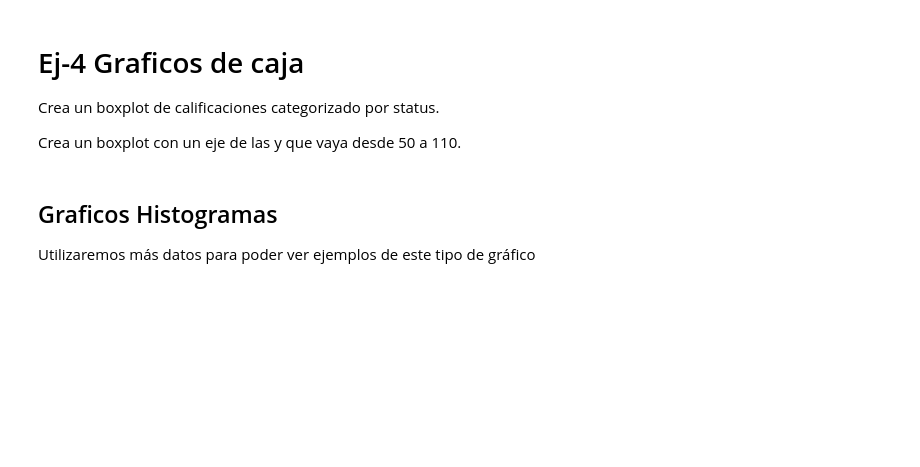
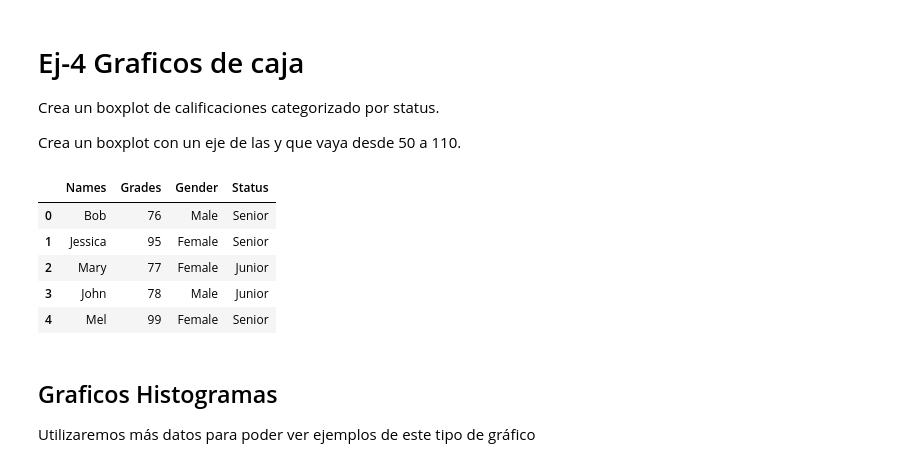
Before and after one commit to Joranome/2-ADiagDatos, a Jupyter notebook: 2-VisDatos.ipynb, the cells around one changed output. Saved outputs shown, nothing was run; the diff lists cells and outputs as text; code cells hidden in the pictures; blank space fills up the shorter version.

```diff
--- a/2-VisDatos.ipynb
+++ b/2-VisDatos.ipynb
@@ -340,3 +338,25 @@ Crea un boxplot con un eje de las y que vaya desde 50 a 110.
+# %%
+#Ej-4 ...
+import matplotlib.pyplot as plt
+import pandas as pd
+
+names = ['Bob','Jessica','Mary','John','Mel']
+grades = [76,95,77,78,99]
+gender = ['Male','Female','Female','Male','Female']
+status = ['Senior','Senior','Junior','Junior','Senior']
+
+GradeList = zip(names,grades,gender, status)
+
+df = pd.DataFrame(data = GradeList, columns=['Names', 'Grades',  'Gender', 'Status'])
+df.boxplot(column='Status')
+df
+# %% [output]
+|  | Names | Grades | Gender | Status |
+| 0 | Bob | 76 | Male | Senior |
+| 1 | Jessica | 95 | Female | Senior |
+| 2 | Mary | 77 | Female | Junior |
+| 3 | John | 78 | Male | Junior |
+| 4 | Mel | 99 | Female | Senior |
 # %% [markdown]
 ## Graficos Histogramas
 
```
Also changed, not shown: parts of 1 cell of this notebook.
